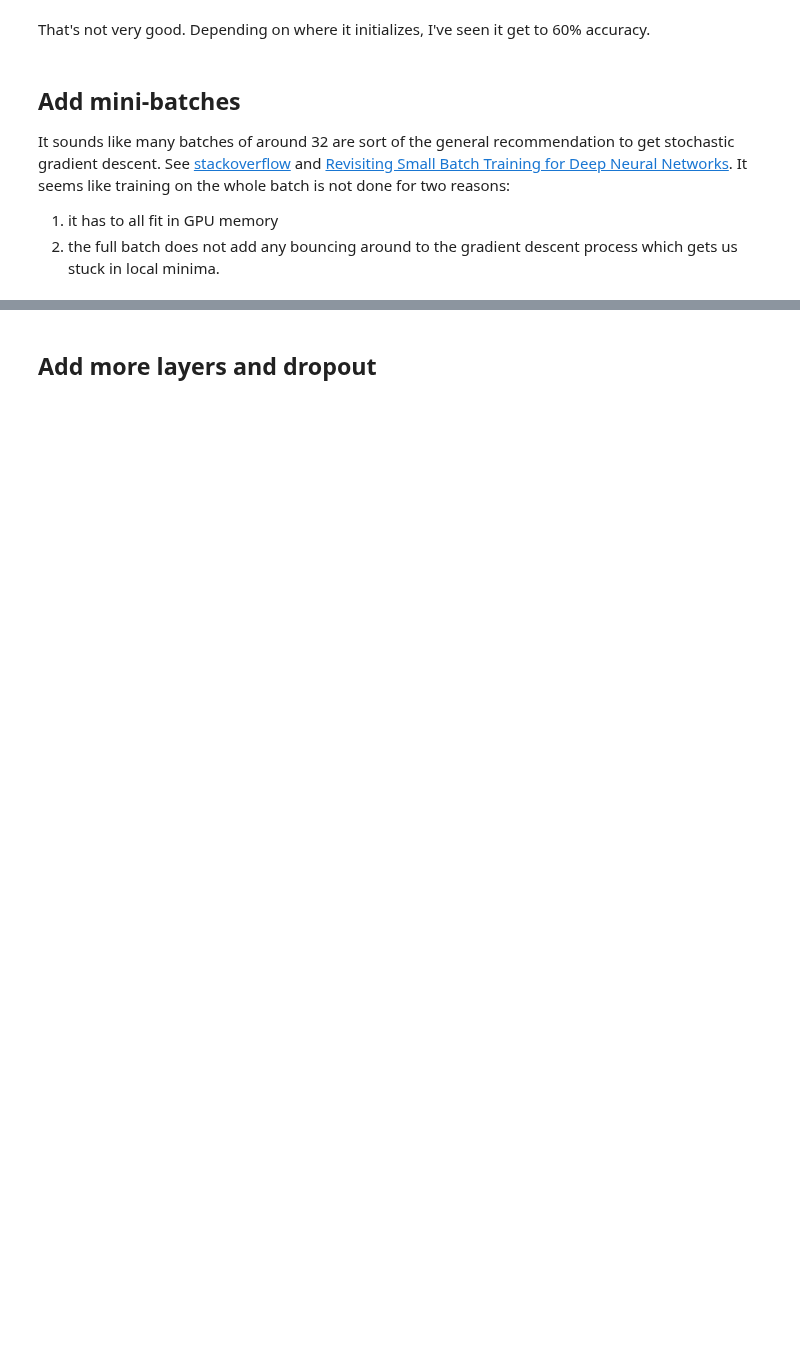
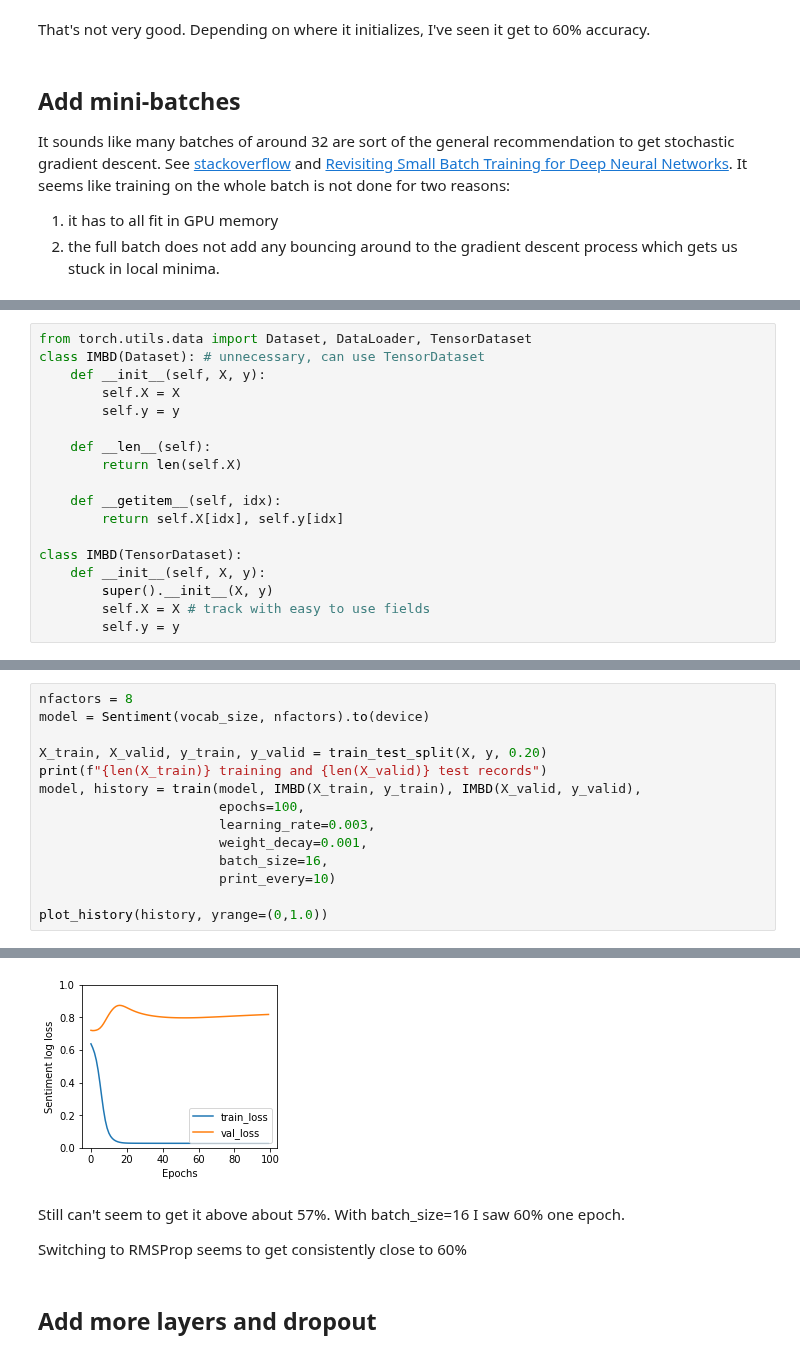
Before and after one commit to parrt/playdl, a Jupyter notebook: notebooks/imdb-sentiment-pytorch.ipynb, the cells around one changed output, grey strips where cells are left out. Saved outputs shown, nothing was run; the diff lists cells and outputs as text; blank space fills up the shorter version.

```diff
--- a/notebooks/imdb-sentiment-pytorch.ipynb
+++ b/notebooks/imdb-sentiment-pytorch.ipynb
@@ -345,0 +350,18 @@ Great! Now I'm getting much closer to 61% just through mini batch training.
+# %%
+from torch.utils.data import Dataset, DataLoader, TensorDataset
+class IMBD(Dataset): # unnecessary, can use TensorDataset
+    def __init__(self, X, y):
+        self.X = X
+        self.y = y
+
+    def __len__(self):
+        return len(self.X)
+
+    def __getitem__(self, idx):
+        return self.X[idx], self.y[idx]
+
+class IMBD(TensorDataset):
+    def __init__(self, X, y):
+        super().__init__(X, y)
+        self.X = X # track with easy to use fields
+        self.y = y
@@ -345,0 +405,15 @@ Great! Now I'm getting much closer to 61% just through mini batch training.
+# %%
+nfactors = 8
+model = Sentiment(vocab_size, nfactors).to(device)
+
+X_train, X_valid, y_train, y_valid = train_test_split(X, y, 0.20)
+print(f"{len(X_train)} training and {len(X_valid)} test records")
+model, history = train(model, IMBD(X_train, y_train), IMBD(X_valid, y_valid),
+                       epochs=100,
+                       learning_rate=0.003,
+                       weight_decay=0.001,
+                       batch_size=16,
+                       print_every=10)
+
+plot_history(history, yrange=(0,1.0))
+# %% [output]
@@ -346,3 +431,8 @@ Great! Now I'm getting much closer to 61% just through mini batch training.
+[figure, added]
+# %% [markdown]
+Still can't seem to get it above about 57%.  With batch_size=16 I saw 60% one epoch.
+
+Switching to RMSProp seems to get consistently close to 60%
 # %% [markdown]
 ## Add more layers and dropout
 # %%
```
Also changed, not shown: parts of 20 cells of this notebook.
